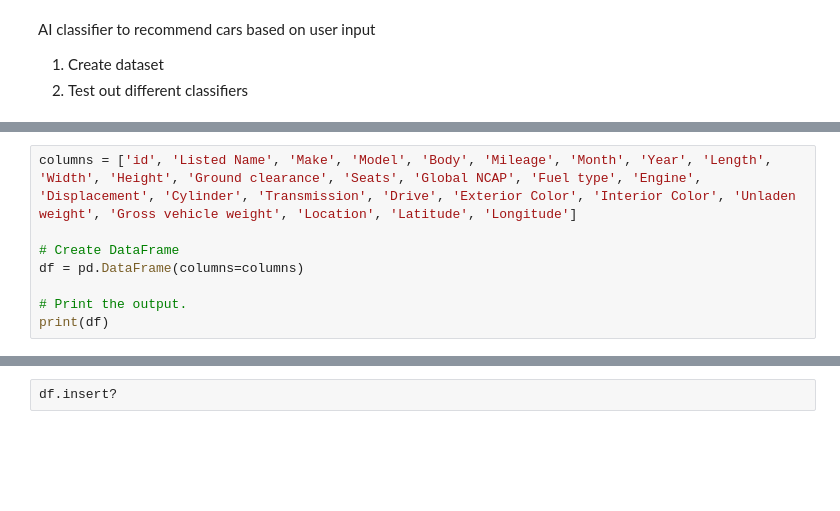
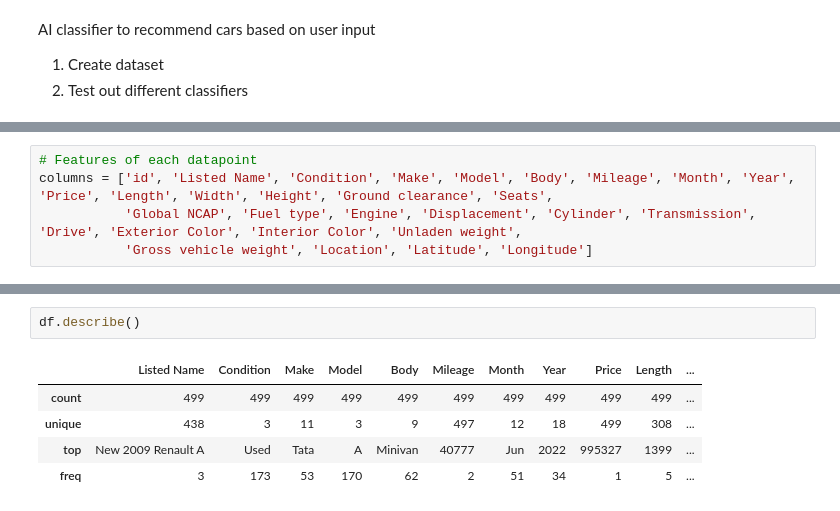
Before and after one commit to zafe312/car_recommender, a Jupyter notebook: car_recommender.ipynb, the cells around one changed output, grey strips where cells are left out. Drawn from its saved outputs; the diff is of its cells as text; blank space fills up the shorter version.

```diff
--- a/car_recommender.ipynb
+++ b/car_recommender.ipynb
@@ -11,8 +13,5 @@ import pandas as pd
 # %%
-columns = ['id', 'Listed Name', 'Make', 'Model', 'Body', 'Mileage', 'Month', 'Year', 'Length', 'Width', 'Height', 'Ground clearance', 'Seats', 'Global NCAP', 'Fuel type', 'Engine', 'Displacement', 'Cylinder', 'Transmission', 'Drive', 'Exterior Color', 'Interior Color', 'Unladen weight', 'Gross vehicle weight', 'Location', 'Latitude', 'Longitude']
-
-# Create DataFrame
-df = pd.DataFrame(columns=columns)
-
-# Print the output.
-print(df)
+# Features of each datapoint
+columns = ['id', 'Listed Name', 'Condition', 'Make', 'Model', 'Body', 'Mileage', 'Month', 'Year', 'Price', 'Length', 'Width', 'Height', 'Ground clearance', 'Seats',
+           'Global NCAP', 'Fuel type', 'Engine', 'Displacement', 'Cylinder', 'Transmission', 'Drive', 'Exterior Color', 'Interior Color', 'Unladen weight',
+           'Gross vehicle weight', 'Location', 'Latitude', 'Longitude']
@@ -28,2 +88,8 @@ ValueError: ignored
 # %%
-df.insert?
+df.describe()
+# %% [output]
+|  | Listed Name | Condition | Make | Model | Body | Mileage | Month | Year | Price | Length | ... |
+| count | 499 | 499 | 499 | 499 | 499 | 499 | 499 | 499 | 499 | 499 | ... |
+| unique | 438 | 3 | 11 | 3 | 9 | 497 | 12 | 18 | 499 | 308 | ... |
+| top | New 2009 Renault A | Used | Tata | A | Minivan | 40777 | Jun | 2022 | 995327 | 1399 | ... |
+| freq | 3 | 173 | 53 | 170 | 62 | 2 | 51 | 34 | 1 | 5 | ... |
```
Also changed, not shown: parts of 6 cells of this notebook.
